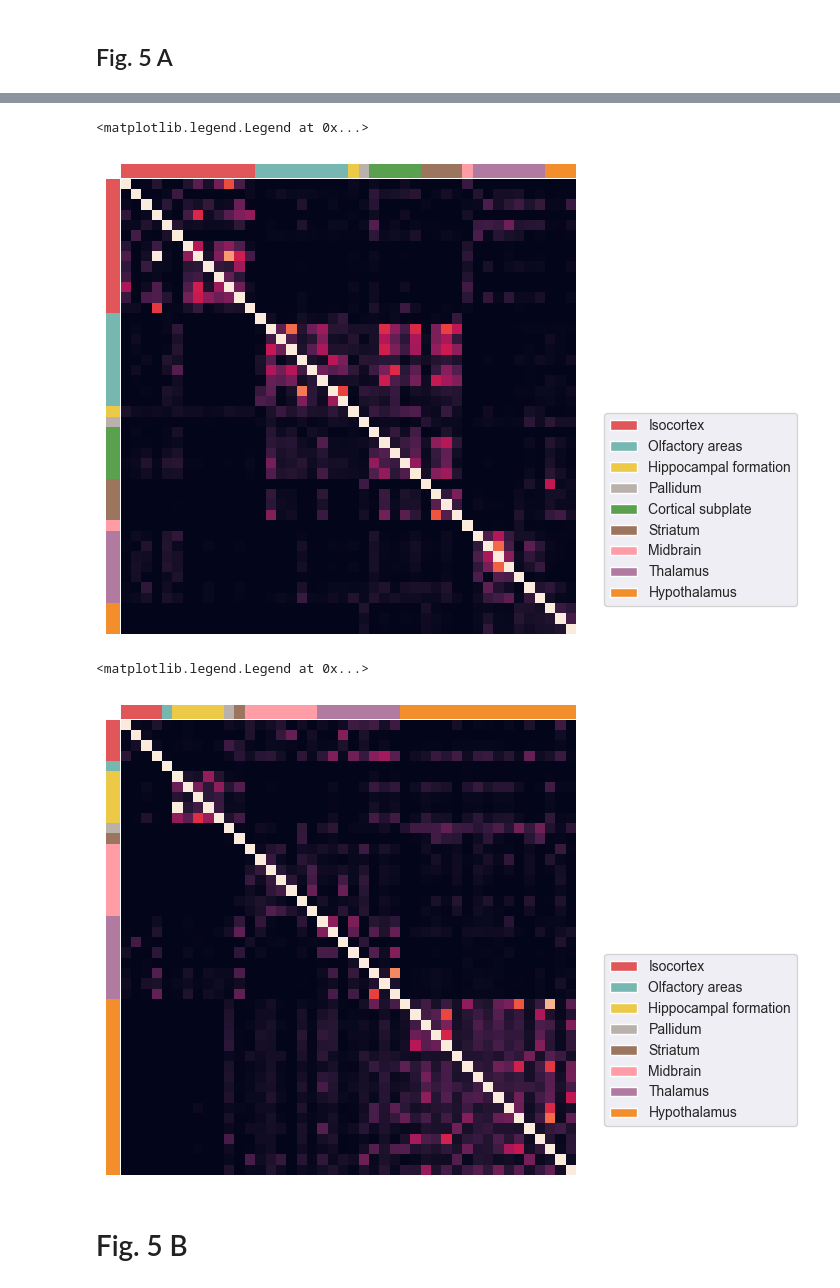
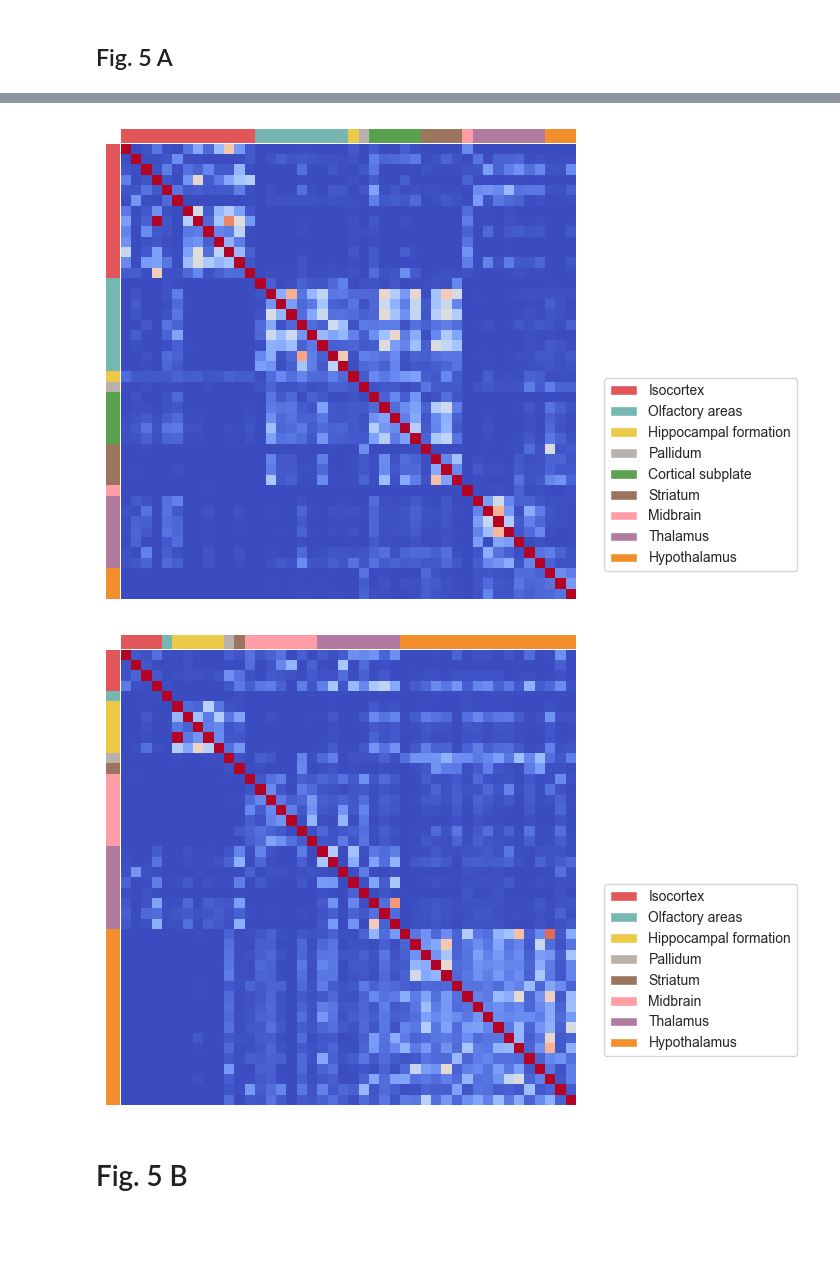
Before and after one commit to raffaelemazziotti/ECo_code, a Jupyter notebook: Fig_5_code_stats.ipynb, the cells around one changed output, grey strips where cells are left out. Saved outputs shown, nothing was run; the diff lists cells and outputs as text; code cells hidden in the pictures; blank space fills up the shorter version.

```diff
--- a/Fig_5_code_stats.ipynb
+++ b/Fig_5_code_stats.ipynb
@@ -64,11 +64,12 @@ response = requests.get(url)
 conn = pd.read_csv(StringIO(response.text), sep=',', header=[0, 1], index_col=0)
 # %%
 observer = pd.read_excel('Data/areas_observer_density.xlsx')
-observer = observer[~observer['acronym'].isin(['LSS', 'SNl', 'InCo', 'NC', 'PIN', 'REth','AHA','PSCH','AD','AV'])]
+excluded_areas = ['LSS', 'SNl', 'InCo', 'NC', 'PIN', 'REth','AHA','PSCH', 'III','AD','AV']
+observer = observer[~observer['acronym'].isin(excluded_areas)]
 observer.sort_values(by='order',inplace=True)
 
 demonstrator = pd.read_excel('Data/areas_demonstrator_density.xlsx')
-demonstrator = demonstrator[~demonstrator['acronym'].isin(['LSS', 'SNl', 'InCo', 'NC', 'PIN', 'REth','AHA','PSCH', 'III','AD','AV'])]
+demonstrator = demonstrator[~demonstrator['acronym'].isin(excluded_areas)]
 demonstrator = demonstrator.sort_values(by='order').reset_index(drop=True)
 
 observer['observer_only']=~observer['acronym'].isin(demonstrator['acronym'])
@@ -113,7 +133,7 @@ connectome = demonstrator_conn_raw.copy()
 np.fill_diagonal(connectome.values, connectome.max().max())
 cm = sns.clustermap(
     connectome,row_cluster=False, col_cluster=False, col_colors=demonstrator['struct_color'].values,row_colors=demonstrator['struct_color'].values, cbar_pos=None, cbar_kws=None,dendrogram_ratio=(0,0),figsize=(5,5),
-    yticklabels=False, xticklabels=False
+    yticklabels=False, xticklabels=False, cmap='coolwarm'
 )
 
 from matplotlib.patches import Patch
@@ -123,28 +143,28 @@ for i,row in cols.iterrows():
     maps.append( Patch(facecolor=row['struct_color'], label=row['structure']) )
 
 plt.legend(handles=maps,bbox_to_anchor=(1.5, 0.5))
+plt.savefig('Figs/Fig_5_network_dem.png',bbox_inches="tight", pad_inches=0.1, dpi=300)
 # %% [output]
-<matplotlib.legend.Legend at 0x...>
-[figure, old version]
+[figure, new version]
 # %%
 # Observer Only connectome
 connectome = observer_only_conn_raw.copy()
 np.fill_diagonal(connectome.values, connectome.max().max())
 cm = sns.clustermap(
     connectome,row_cluster=False, col_cluster=False, col_colors=observer[observer['observer_only']]['struct_color'].values,row_colors=observer[observer['observer_only']]['struct_color'].values, cbar_pos=None, cbar_kws=None,dendrogram_ratio=(0,0),figsize=(5,5),
-    yticklabels=False, xticklabels=False
+    yticklabels=False, xticklabels=False, cmap='coolwarm'
 )
 
 from matplotlib.patches import Patch
 maps = list()
 cols = observer[observer['observer_only']][['structure','struct_color']].drop_duplicates()
 for i,row in cols.iterrows():
     maps.append( Patch(facecolor=row['struct_color'], label=row['structure']) )
 
 plt.legend(handles=maps,bbox_to_anchor=(1.5, 0.5))
+plt.savefig('Figs/Fig_5_network_obs.png',bbox_inches="tight", pad_inches=0.1, dpi=300)
 # %% [output]
-<matplotlib.legend.Legend at 0x...>
-[figure, old version]
+[figure, new version]
 # %% [markdown]
 # Fig. 5 B
 # %%
```
Also changed, not shown: parts of 13 cells of this notebook, 26 other files.
